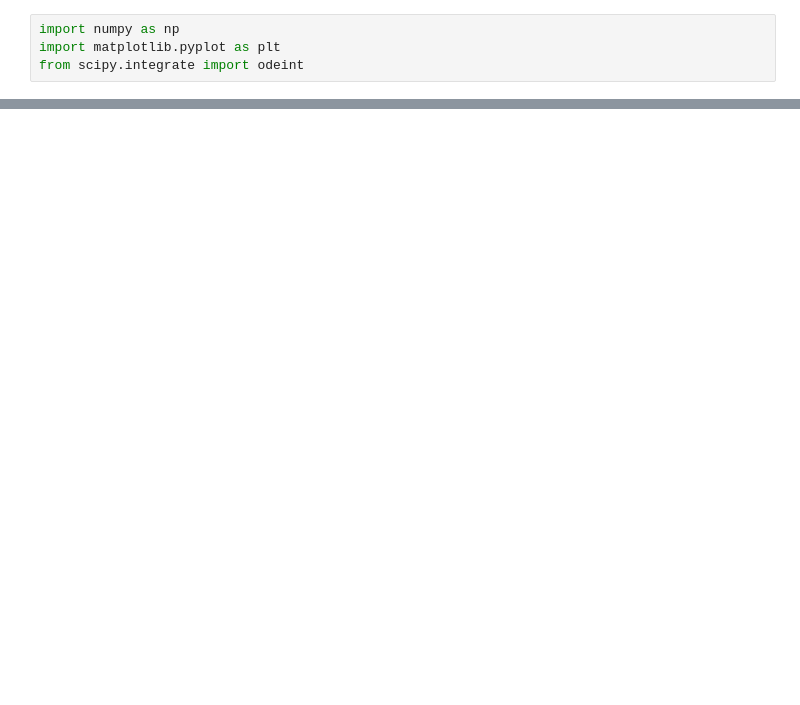
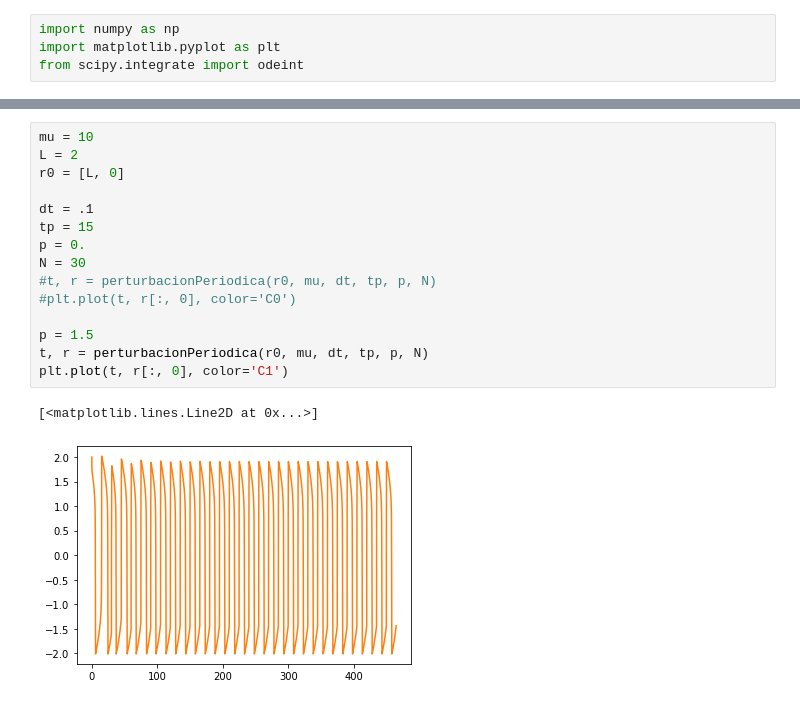
Before and after one commit to moises-santillan/MathematicalBiology, a Jupyter notebook: code/Python/vanDerPol.ipynb, the cells around one changed output, grey strips where cells are left out. Cells and saved outputs as stored; diff of their text form; blank space fills up the shorter version.

```diff
--- a/code/Python/vanDerPol.ipynb
+++ b/code/Python/vanDerPol.ipynb
@@ -55,0 +44,18 @@ plt.plot(t[100000:200000], sol[100000:200000, 1])
+# %%
+mu = 10
+L = 2
+r0 = [L, 0]
+
+dt = .1
+tp = 15
+p = 0.
+N = 30
+#t, r = perturbacionPeriodica(r0, mu, dt, tp, p, N)
+#plt.plot(t, r[:, 0], color='C0')
+
+p = 1.5
+t, r = perturbacionPeriodica(r0, mu, dt, tp, p, N)
+plt.plot(t, r[:, 0], color='C1')
+# %% [output]
+[<matplotlib.lines.Line2D at 0x...>]
+[figure, added]
```
Also changed, not shown: parts of 9 cells of this notebook.
